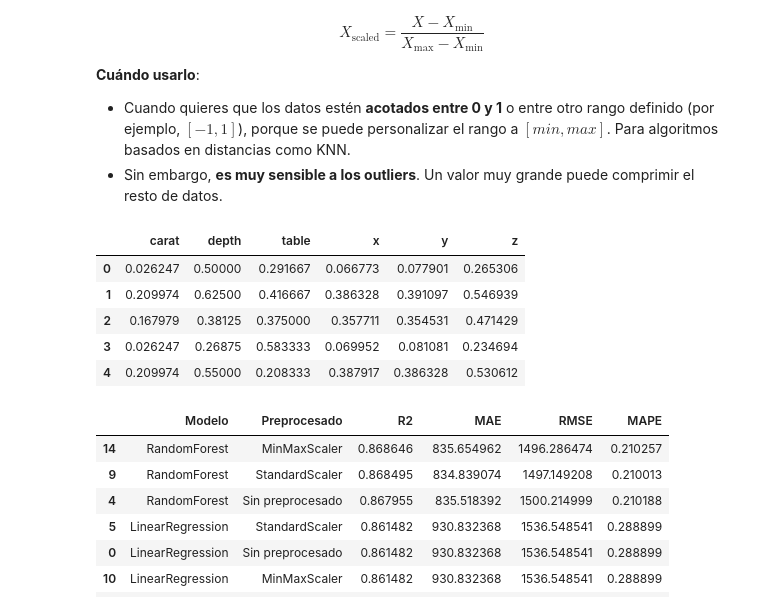
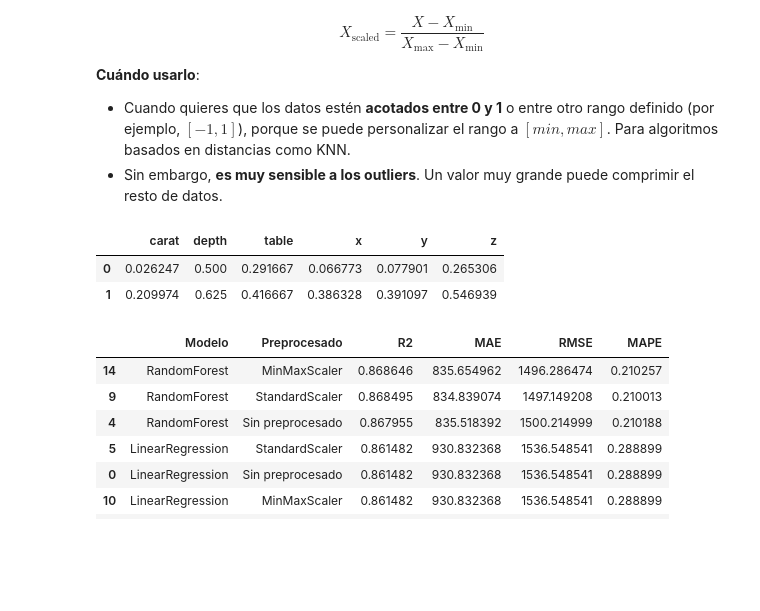
Before and after one commit to CaroliCosas/Ciencia_Datos_Hackaboss, a Jupyter notebook: mod5-estudio-machine-learning-y-deep-learning/02.notebooks_clase/01.machine-learning/05.est_preprocesados.ipynb, the cells around one changed output. Saved outputs shown, nothing was run; the diff lists cells and outputs as text; code cells hidden in the pictures; blank space fills up the shorter version.

```diff
--- a/mod5-estudio-machine-learning-y-deep-learning/01.Notebooks Ejercicios/05.est_preprocesados.ipynb
+++ b/mod5-estudio-machine-learning-y-deep-learning/02.notebooks_clase/01.machine-learning/05.est_preprocesados.ipynb
@@ -151,17 +148,14 @@ $$
 # %%
 scaler = MinMaxScaler()
 X_train_scaled = scaler.fit_transform(X_train) # equivalente al ejemplo anterior pero todo en una linea (más compacto)
 X_test_scaled = scaler.transform(X_test)
 X_train_scaled = pd.DataFrame(X_train_scaled, columns=X.columns)
 X_test_scaled = pd.DataFrame(X_test_scaled, columns=X.columns)
-X_train_scaled.head()
+X_train_scaled.head(2)
 # %% [output]
 |  | carat | depth | table | x | y | z |
-| 0 | 0.026247 | 0.50000 | 0.291667 | 0.066773 | 0.077901 | 0.265306 |
-| 1 | 0.209974 | 0.62500 | 0.416667 | 0.386328 | 0.391097 | 0.546939 |
-| 2 | 0.167979 | 0.38125 | 0.375000 | 0.357711 | 0.354531 | 0.471429 |
-| 3 | 0.026247 | 0.26875 | 0.583333 | 0.069952 | 0.081081 | 0.234694 |
-| 4 | 0.209974 | 0.55000 | 0.208333 | 0.387917 | 0.386328 | 0.530612 |
+| 0 | 0.026247 | 0.500 | 0.291667 | 0.066773 | 0.077901 | 0.265306 |
+| 1 | 0.209974 | 0.625 | 0.416667 | 0.386328 | 0.391097 | 0.546939 |
 # %%
 calculate_metrics('MinMaxScaler', X_train_scaled, X_test_scaled, y_train, y_test)
 # %% [output]
```
Also changed, not shown: parts of 10 cells of this notebook, 11 other files.
